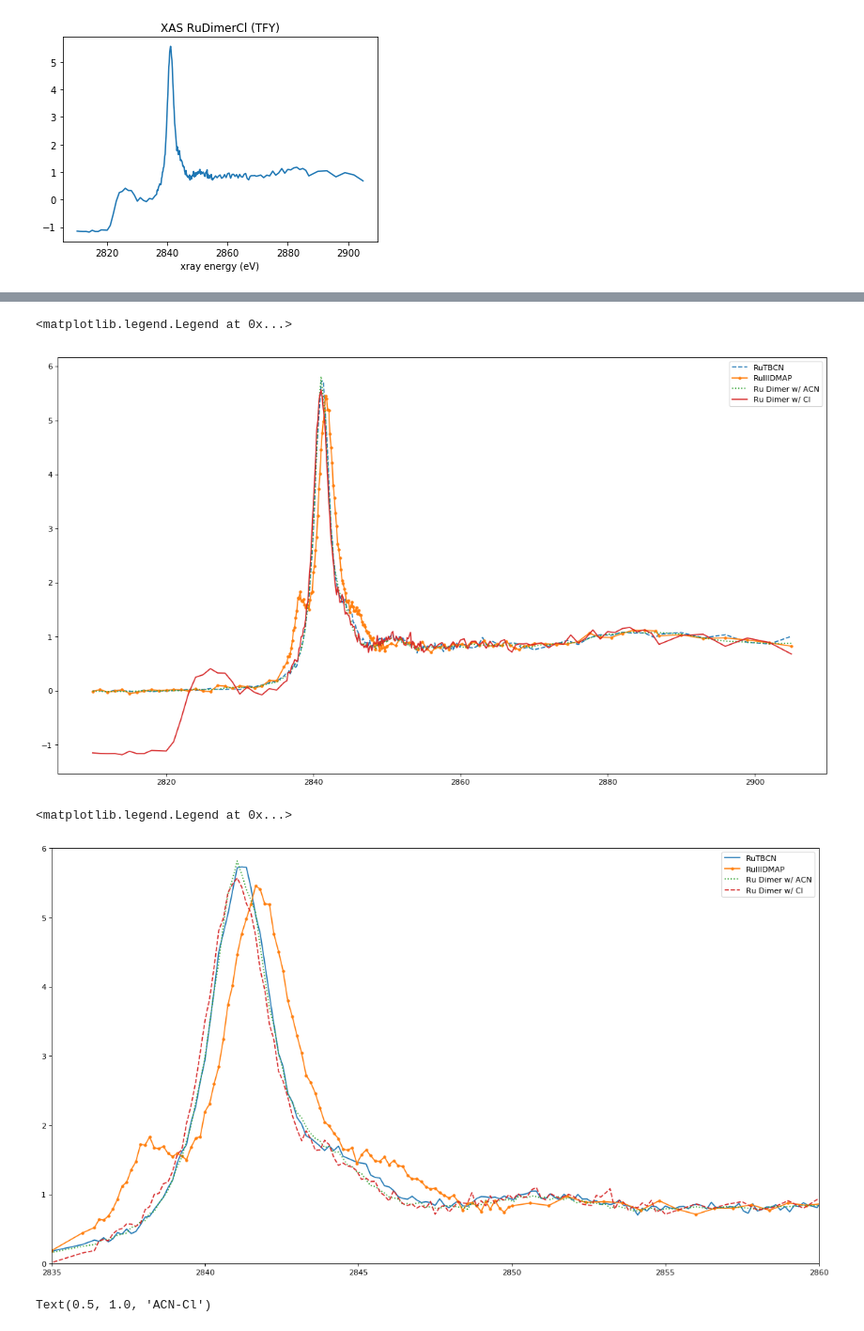
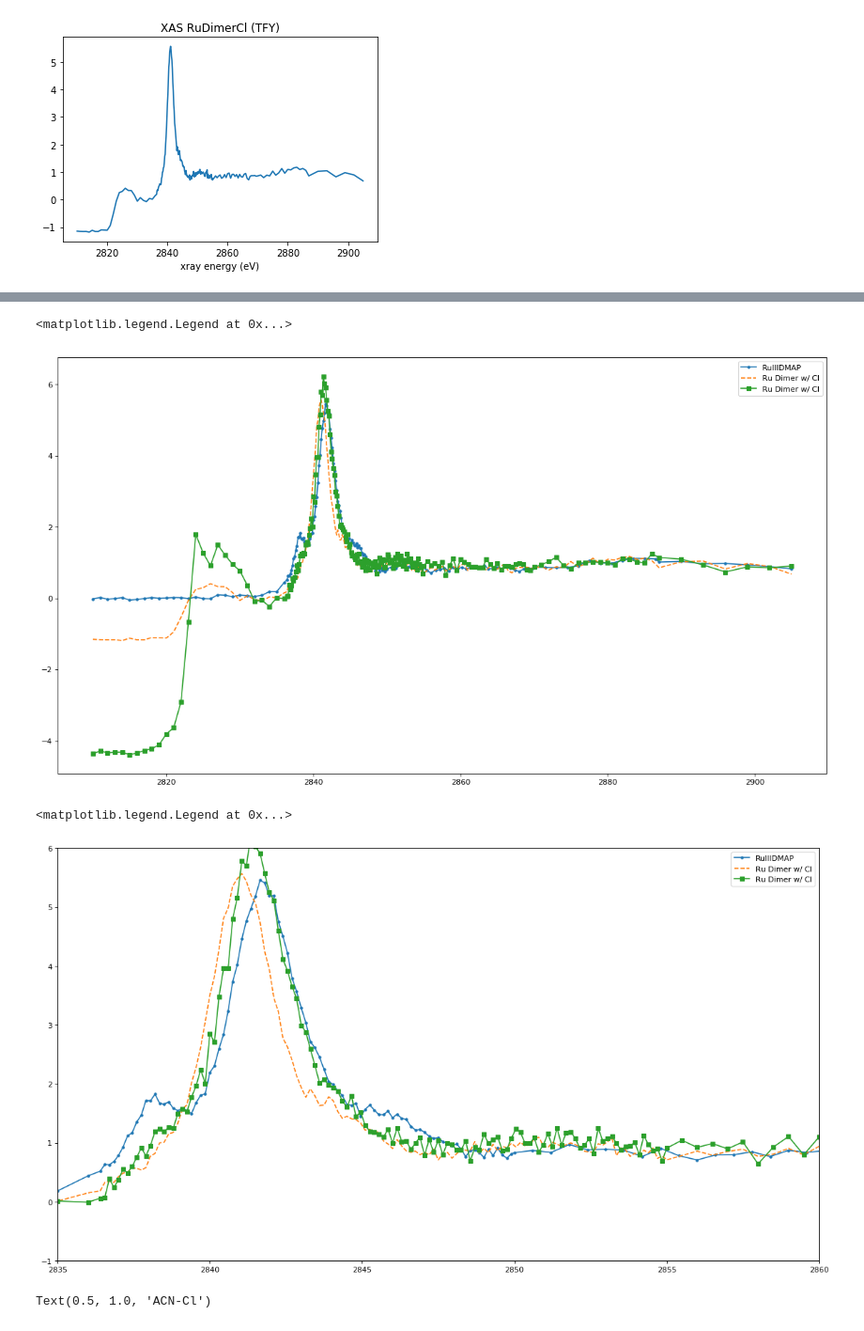
Before and after one commit to cliekhus/SSRL0719_BL143, a Jupyter notebook: PlotXAS.ipynb, the cells around one changed output, grey strips where cells are left out. Shown: that part at 94% size. Cells and saved outputs as stored; diff of their text form; code cells hidden in the pictures.

```diff
--- a/PlotXAS.ipynb
+++ b/PlotXAS.ipynb
@@ -83,3 +83,5 @@ plt.title('XAS RuDimerCl (TFY)')
 # %% [output]
 Text(0.5, 1.0, 'XAS RuDimerCl (TFY)')
 [figure]
+# %%
+XEnergy_Clox, I0_Clox, FF1_Clox, FF2_Clox, FF3_Clox, FF4_Clox = averageScans('RuDimerCl_oxidixed_151', 5, True)
@@ -85,0 +95,5 @@ Text(0.5, 1.0, 'XAS RuDimerCl (TFY)')
+# %%
+XAS_Clox = normAndOffset.normAndOffsetCl(I0_Clox, FF1_Clox, FF2_Clox, XEnergy_Clox, 2830, 2835, 2875)
+plt.plot(XEnergy_Clox, XAS_Clox)
+plt.xlabel('xray energy (eV)')
+plt.title('XAS RuDimerCl (TFY)')
@@ -86,26 +103,28 @@ Text(0.5, 1.0, 'XAS RuDimerCl (TFY)')
 # %%
 plt.figure(figsize=(18, 10), dpi= 80, facecolor='w', edgecolor='k')
-plt.plot(XEnergy_RTB, XAS_RTB, label = "RuTBCN")
+#plt.plot(XEnergy_RTB, XAS_RTB, label = "RuTBCN")
 plt.plot(XEnergy_R3D, XAS_R3D, '.-', label = "RuIIIDMAP")
-plt.plot(XEnergy_ACN, XAS_ACN, ':', label = "Ru Dimer w/ ACN")
+#plt.plot(XEnergy_ACN, XAS_ACN, ':', label = "Ru Dimer w/ ACN")
 plt.plot(XEnergy_Cl, XAS_Cl, '--', label = "Ru Dimer w/ Cl")
+plt.plot(XEnergy_Clox, XAS_Clox, marker='s', label = "Ru Dimer w/ Cl")
 
 plt.legend()
 # %% [output]
 <matplotlib.legend.Legend at 0x...>
-[figure, old version]
+[figure, new version]
 # %%
 plt.figure(figsize=(18, 10), dpi= 80, facecolor='w', edgecolor='k')
-plt.plot(XEnergy_RTB, XAS_RTB, label = "RuTBCN")
+#plt.plot(XEnergy_RTB, XAS_RTB, label = "RuTBCN")
 plt.plot(XEnergy_R3D, XAS_R3D, '.-', label = "RuIIIDMAP")
-plt.plot(XEnergy_ACN, XAS_ACN, ':', label = "Ru Dimer w/ ACN")
+#plt.plot(XEnergy_ACN, XAS_ACN, ':', label = "Ru Dimer w/ ACN")
 plt.plot(XEnergy_Cl, XAS_Cl, '--', label = "Ru Dimer w/ Cl")
+plt.plot(XEnergy_Clox, XAS_Clox, marker='s', label = "Ru Dimer w/ Cl")
 plt.xlim(2835, 2860)
-plt.ylim(0,6)
+plt.ylim(-1,6)
 plt.legend()
 # %% [output]
 <matplotlib.legend.Legend at 0x...>
-[figure, old version]
+[figure, new version]
 # %%
 plt.figure(figsize=(18, 10), dpi= 80, facecolor='w', edgecolor='k')
 plt.plot(XEnergy_ACN, [x-y for x,y in zip(XAS_ACN,XAS_Cl)])
```
Also changed, not shown: parts of 3 cells of this notebook, 6 other files.
